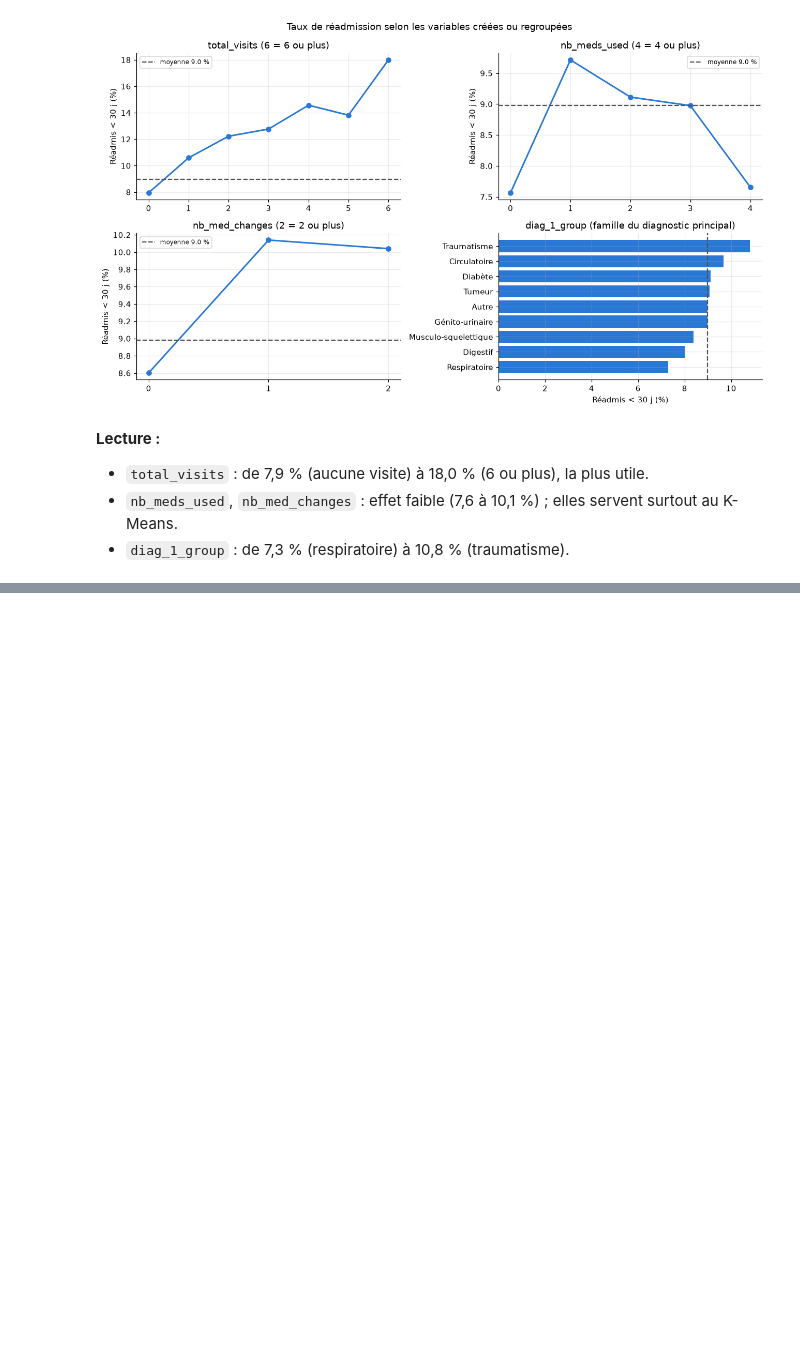
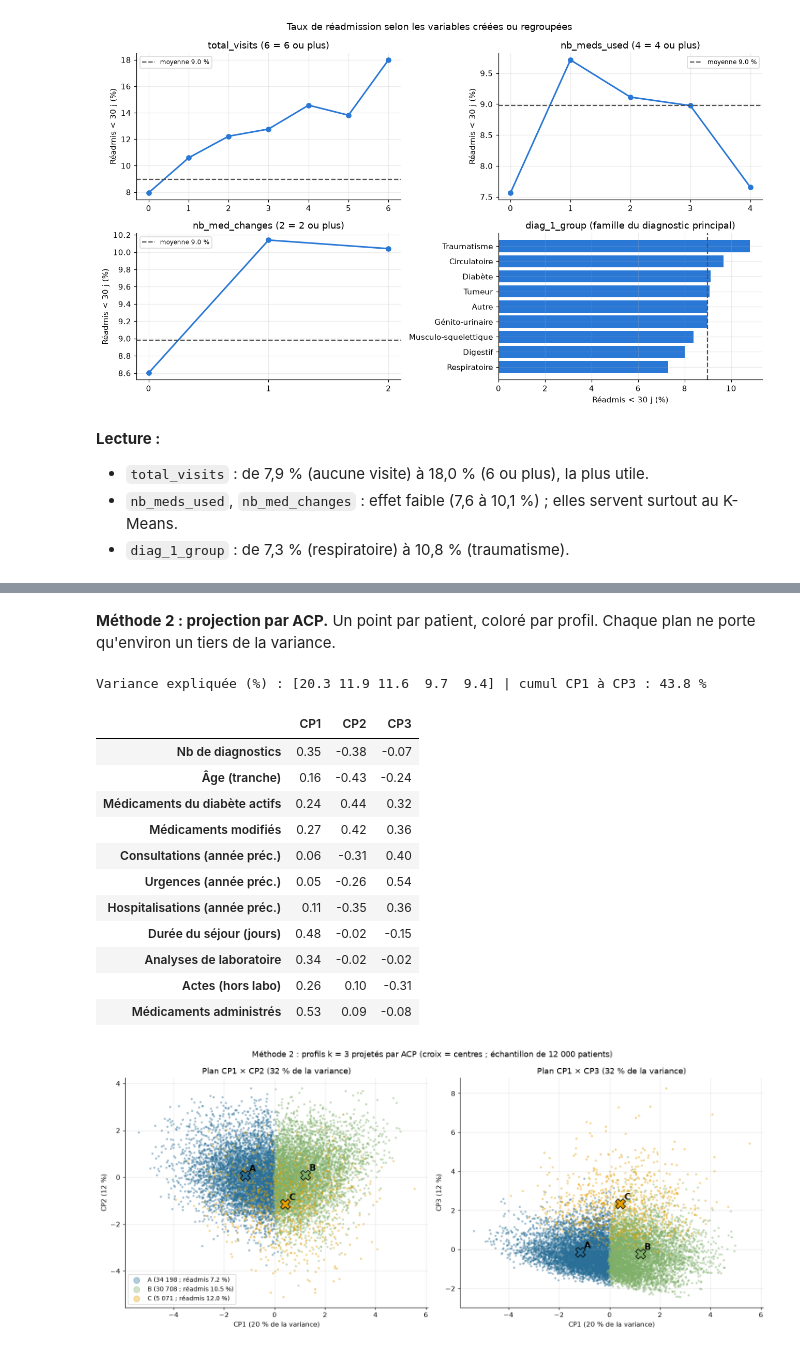
Before and after one commit to YoussefAbbes/notebook-dynamika-diabetes, a Jupyter notebook: analysis/notebook_diabetes_dynamika.ipynb, the cells around one changed output, grey strips where cells are left out. Cells and saved outputs as stored; diff of their text form; code cells hidden in the pictures; blank space fills up the shorter version.

```diff
--- a/analysis/notebook_diabetes_dynamika.ipynb
+++ b/analysis/notebook_diabetes_dynamika.ipynb
@@ -415,0 +554,33 @@ plt.show()
+# %% [markdown]
+**Méthode 2 : projection par ACP.** Un point par patient, coloré par profil. Chaque plan ne porte qu'environ un tiers
+de la variance.
+# %%
+pca = PCA().fit(Z); ve = pca.explained_variance_ratio_; P = pca.transform(Z)[:, :3]; cen = pca.transform(km.cluster_centers_)[:, :3]
+print("Variance expliquée (%) :", (ve[:5] * 100).round(1), "| cumul CP1 à CP3 :", round(ve[:3].sum() * 100, 1), "%")
+load = pd.DataFrame(pca.components_[:3].T, index=[noms_fr[v] for v in vars_cluster], columns=["CP1", "CP2", "CP3"]).round(2); display(load)
+idx = np.random.RandomState(RS).choice(len(Z), 12000, replace=False)
+pal = dict(zip(sorted(centres.index), ["#2a6f97", "#7fb069", "#e6a100", "#c1440e", "#7b4fa0", "#3aa6a6", "#888", "#000"]))
+fig, axs = plt.subplots(1, 2, figsize=(14, 6))
+for ax, (i, j) in zip(axs, [(0, 1), (0, 2)]):
+    for L in sorted(centres.index):
+        m = (df["profil"].values[idx] == L); ax.scatter(P[idx][m, i], P[idx][m, j], s=5, alpha=.35, color=pal[L], label=f"{L} ({readm.loc[L, 'effectif']:,} ; réadmis {readm.loc[L, 'taux (%)']} %)".replace(",", " "))
+    for lab, L in lettres.items():
+        ax.scatter(cen[lab, i], cen[lab, j], s=220, marker="X", color=pal[L], edgecolor="black", zorder=5); ax.annotate(L, (cen[lab, i], cen[lab, j]), xytext=(6, 6), textcoords="offset points", fontsize=13, weight="bold")
+    ax.set_xlabel(f"CP{i+1} ({ve[i]*100:.0f} % de la variance)"); ax.set_ylabel(f"CP{j+1} ({ve[j]*100:.0f} %)"); ax.set_title(f"Plan CP{i+1} × CP{j+1} ({(ve[i]+ve[j])*100:.0f} % de la variance)")
+axs[0].legend(markerscale=4, fontsize=9, loc="lower left"); fig.suptitle(f"Méthode 2 : profils k = {K} projetés par ACP (croix = centres ; échantillon de 12 000 patients)")
+fig.tight_layout(); fig.savefig(OUT / f"{PFX}fig4_acp_profils.png", bbox_inches="tight"); plt.show()
+# %% [output]
+Variance expliquée (%) : [20.3 11.9 11.6  9.7  9.4] | cumul CP1 à CP3 : 43.8 %
+|  | CP1 | CP2 | CP3 |
+| Nb de diagnostics | 0.35 | -0.38 | -0.07 |
+| Âge (tranche) | 0.16 | -0.43 | -0.24 |
+| Médicaments du diabète actifs | 0.24 | 0.44 | 0.32 |
+| Médicaments modifiés | 0.27 | 0.42 | 0.36 |
+| Consultations (année préc.) | 0.06 | -0.31 | 0.40 |
+| Urgences (année préc.) | 0.05 | -0.26 | 0.54 |
+| Hospitalisations (année préc.) | 0.11 | -0.35 | 0.36 |
+| Durée du séjour (jours) | 0.48 | -0.02 | -0.15 |
+| Analyses de laboratoire | 0.34 | -0.02 | -0.02 |
+| Actes (hors labo) | 0.26 | 0.10 | -0.31 |
+| Médicaments administrés | 0.53 | 0.09 | -0.08 |
+[figure, added]
```
Also changed, not shown: parts of 13 cells of this notebook, 2 other files.
